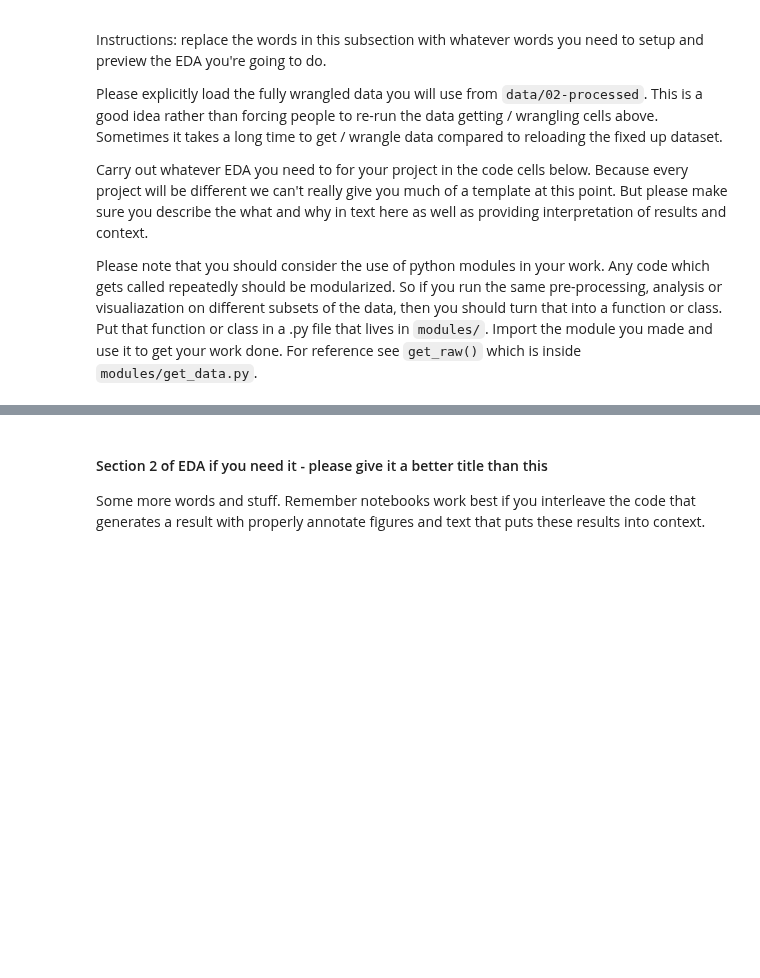
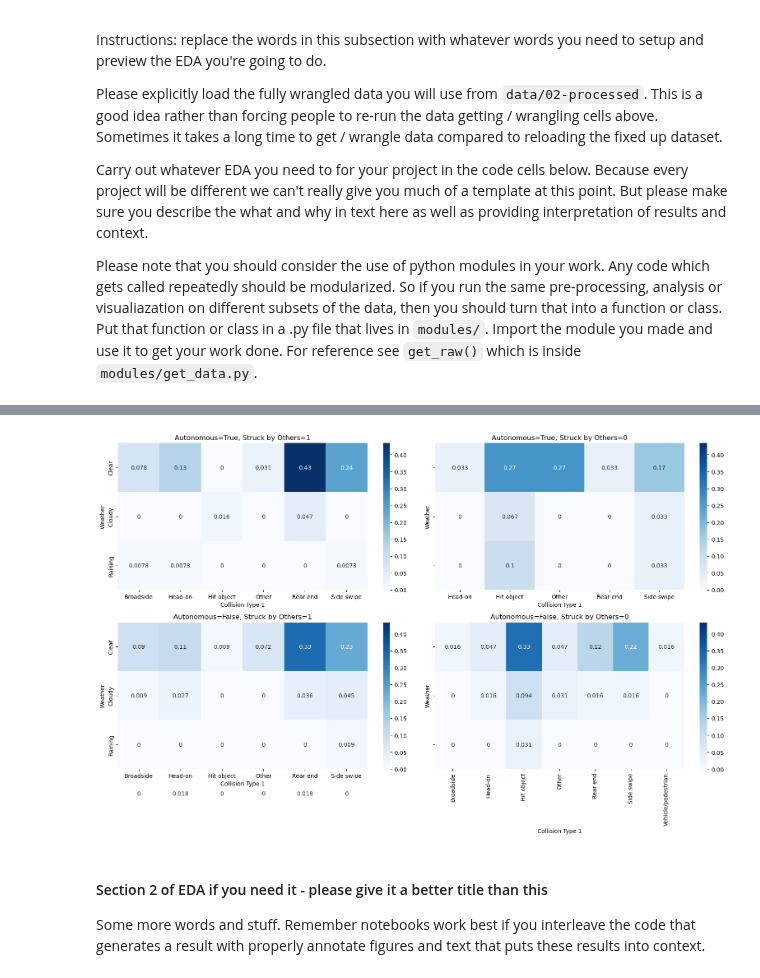
Before and after one commit to COGS108/Group094_WI26, a Jupyter notebook: 02-EDACheckpoint.ipynb, the cells around one changed output, grey strips where cells are left out. Cells and saved outputs as stored; diff of their text form; code cells hidden in the pictures; blank space fills up the shorter version.

```diff
--- a/02-EDACheckpoint.ipynb
+++ b/02-EDACheckpoint.ipynb
@@ -1156,3 +1241,50 @@ Some more words and stuff.  Remember notebooks work best if you interleave the c
+# %%
+# visualize distribution of collision types across various weather conditions
+fig, axes = plt.subplots(2, 2, figsize=(16, 10), sharey=True)
+
+configs = [
+    ("True", 1, axes[0,0]),
+    ("True", 0, axes[0,1]),
+    ("False", 1, axes[1,0]),
+    ("False", 0, axes[1,1])
+]
+
+heatmaps = []
+
+# create all heatmaps first and add to list
+for auto, struck, ax in configs:
+    subset = final_df[
+        (final_df["Autonomous Mode"] == auto) &
+        (final_df["Struck by Others"] == struck)
+    ]
+
+    heat = pd.crosstab(
+        subset["Weather"],
+        subset["Collision Type 1"],
+        normalize="all"
+    )
+
+    heatmaps.append(heat)
+
+vmax = max(h.values.max() for h in heatmaps)
+
+# plot
+for (auto, struck, ax), heat in zip(configs, heatmaps):
+    sns.heatmap(
+        heat,
+        annot=True,
+        cmap="Blues",
+        ax=ax,
+        vmin=0,
+        vmax=vmax
+    )
+
+    ax.set_title(f"Autonomous={auto}, Struck by Others={struck}")
+
+plt.tight_layout()
+plt.show()
+# %% [output]
+[figure, added]
 # %% [markdown]
 #### Section 2 of EDA if you need it  - please give it a better title than this
 
```
Also changed, not shown: parts of 9 cells of this notebook.
